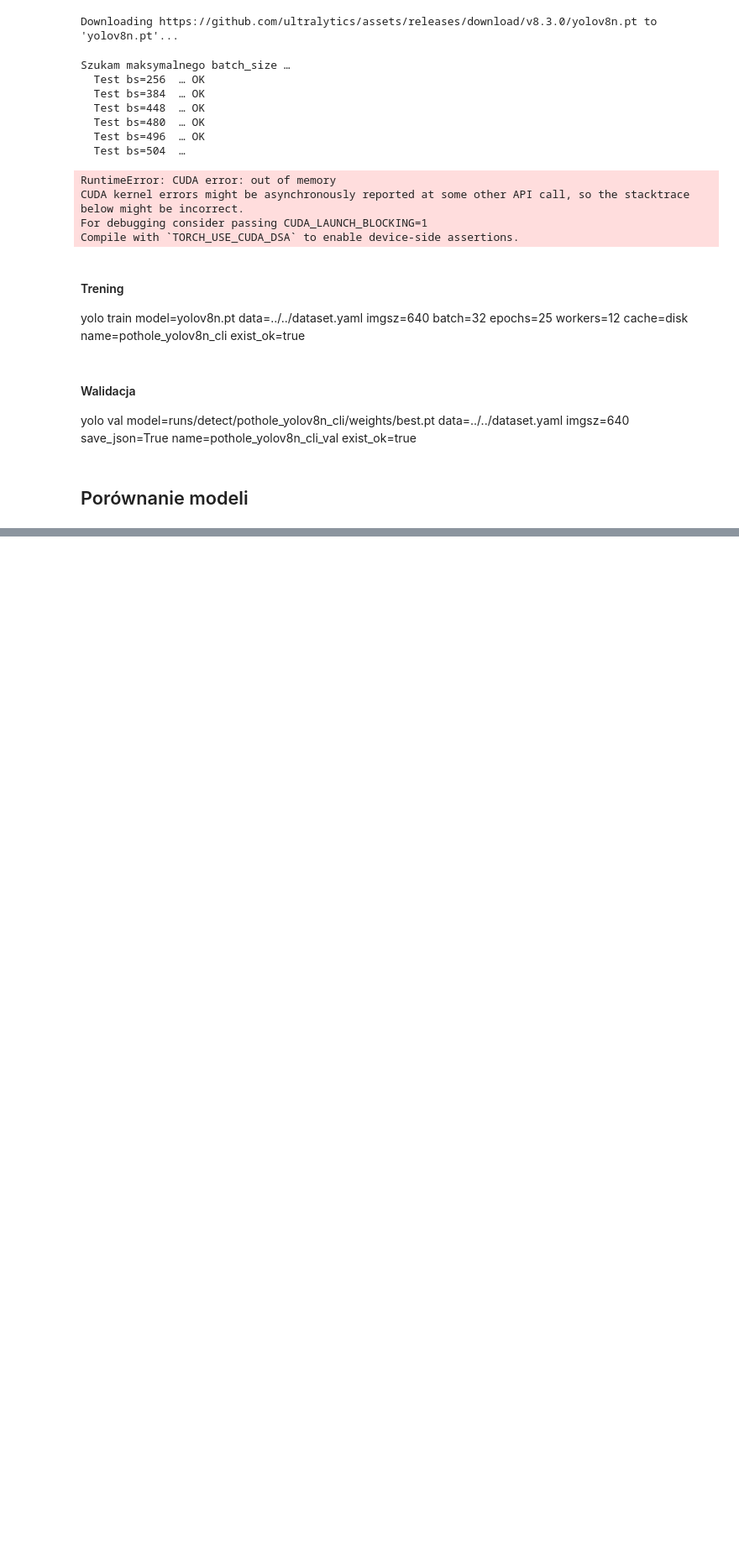
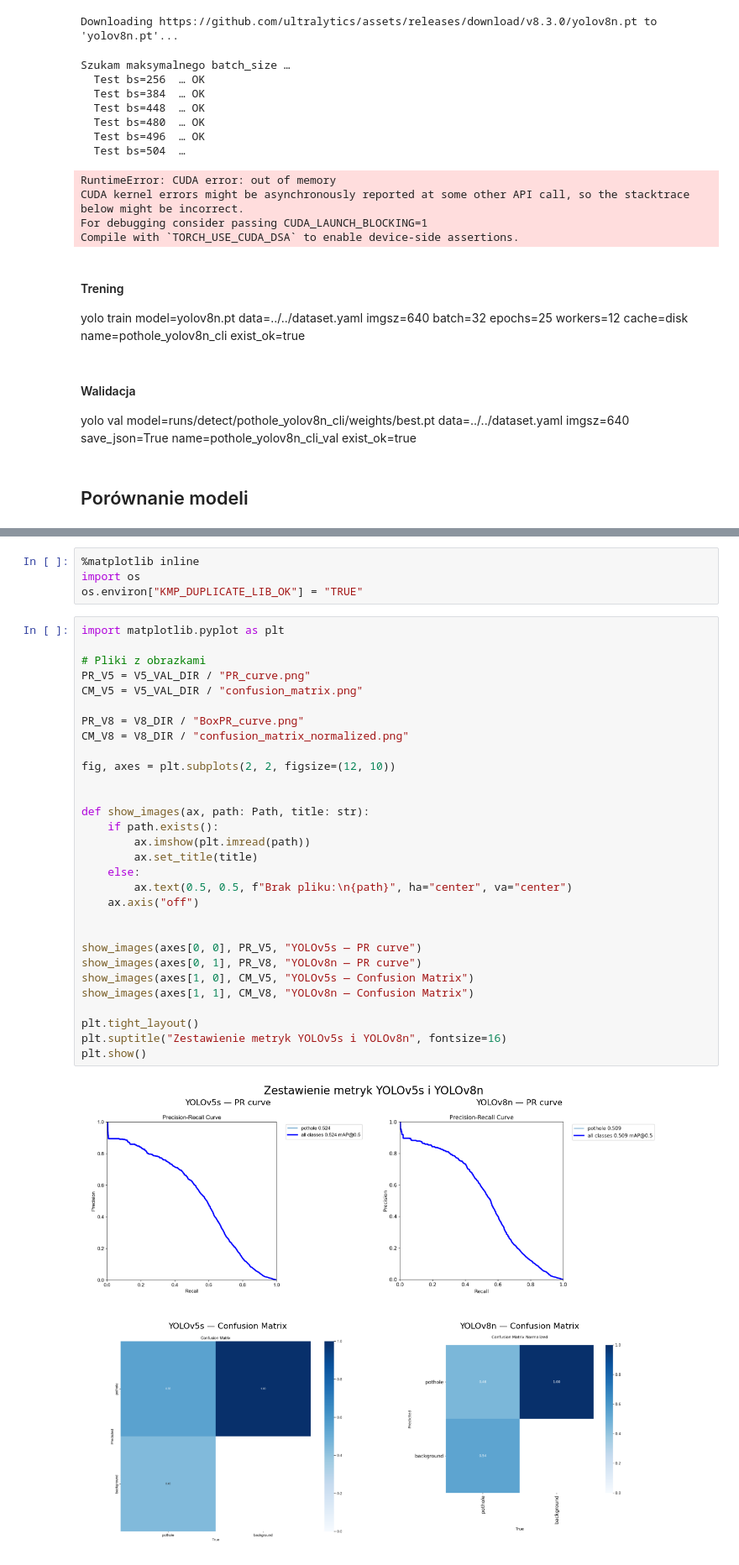
Before and after one commit to adis92202/CarVision_MGR, a Jupyter notebook: notebooks/training.ipynb, the cells around one changed output, grey strips where cells are left out. Shown at 84% size. Cells and saved outputs as stored; diff of their text form; blank space fills up the shorter version.

```diff
--- a/notebooks/training.ipynb
+++ b/notebooks/training.ipynb
@@ -437,0 +552,36 @@ Error:
+# %%
+%matplotlib inline
+import os
+os.environ["KMP_DUPLICATE_LIB_OK"] = "TRUE"
+# %%
+import matplotlib.pyplot as plt
+
+# Pliki z obrazkami
+PR_V5 = V5_VAL_DIR / "PR_curve.png"
+CM_V5 = V5_VAL_DIR / "confusion_matrix.png"
+
+PR_V8 = V8_DIR / "BoxPR_curve.png"
+CM_V8 = V8_DIR / "confusion_matrix_normalized.png"
+
+fig, axes = plt.subplots(2, 2, figsize=(12, 10))
+
+
+def show_images(ax, path: Path, title: str):
+    if path.exists():
+        ax.imshow(plt.imread(path))
+        ax.set_title(title)
+    else:
+        ax.text(0.5, 0.5, f"Brak pliku:\n{path}", ha="center", va="center")
+    ax.axis("off")
+
+
+show_images(axes[0, 0], PR_V5, "YOLOv5s — PR curve")
+show_images(axes[0, 1], PR_V8, "YOLOv8n — PR curve")
+show_images(axes[1, 0], CM_V5, "YOLOv5s — Confusion Matrix")
+show_images(axes[1, 1], CM_V8, "YOLOv8n — Confusion Matrix")
+
+plt.tight_layout()
+plt.suptitle("Zestawienie metryk YOLOv5s i YOLOv8n", fontsize=16)
+plt.show()
+# %% [output]
+[figure, added]
```
Also changed, not shown: parts of 16 cells of this notebook, 1 other file.
